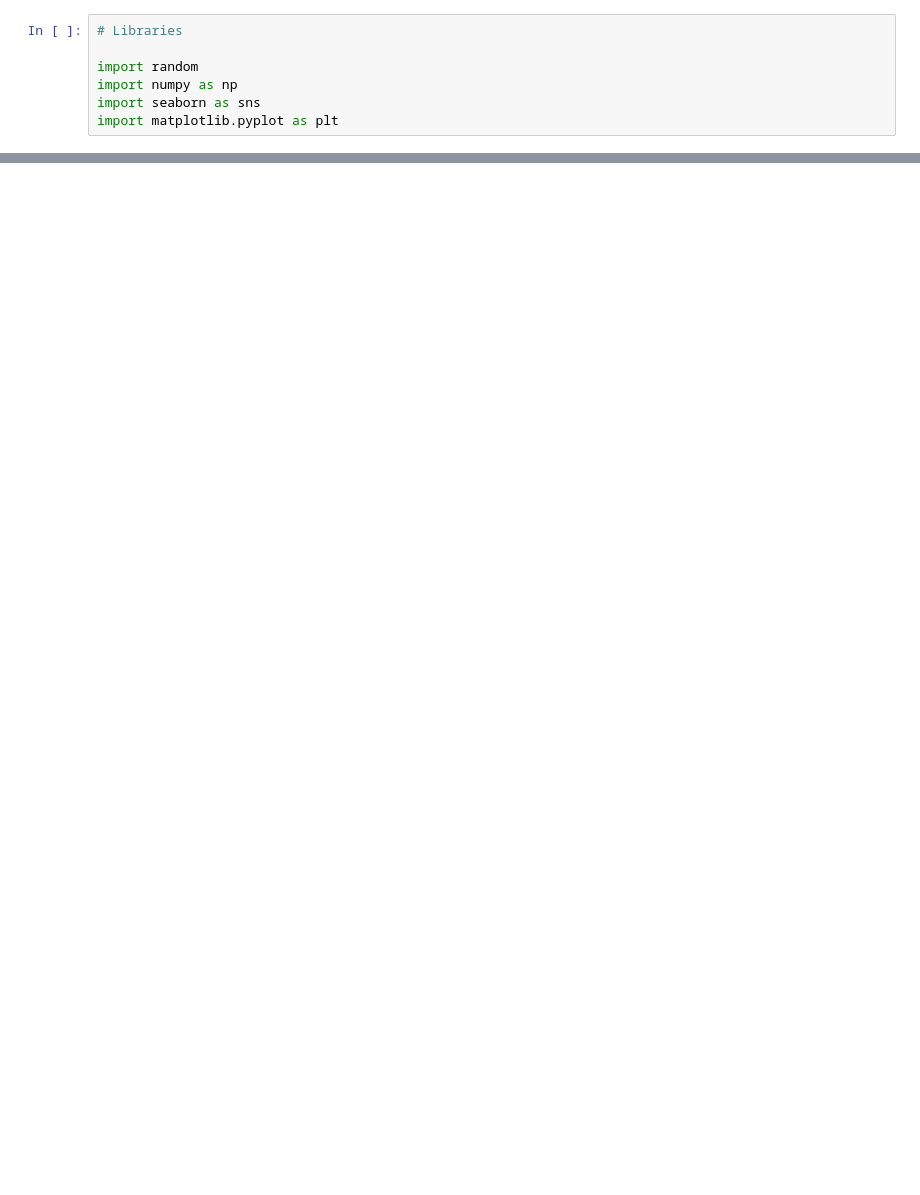
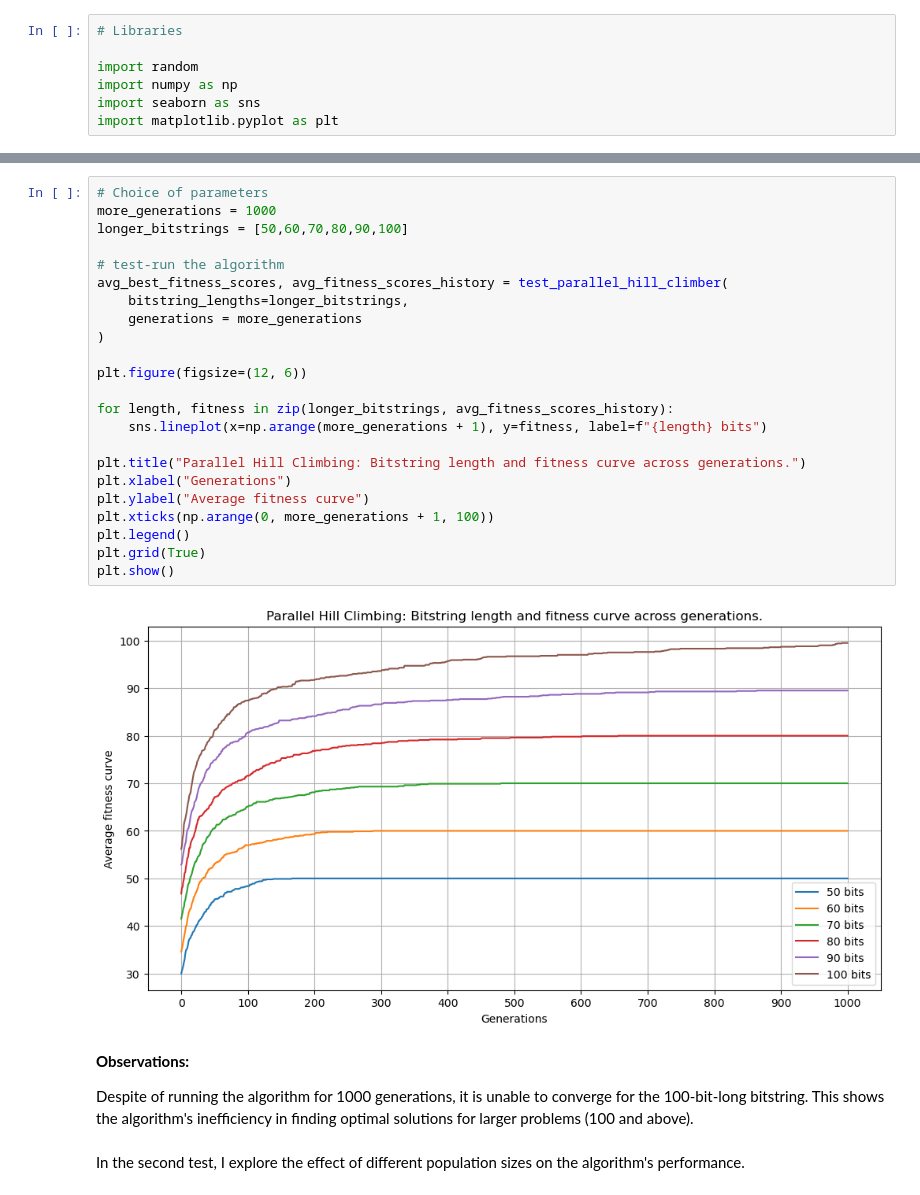
Before and after one commit to lukasz-iskierka/ai-parallel-hillclimbing-onemax, a Jupyter notebook: onemax_parallel_hill_climbing.ipynb, the cells around one changed output, grey strips where cells are left out. Drawn from its saved outputs; the diff is of its cells as text; blank space fills up the shorter version.

```diff
--- a/onemax_parallel_hill_climbing.ipynb
+++ b/onemax_parallel_hill_climbing.ipynb
@@ -188 +256,32 @@ In the second test, I explore the effect of different population sizes on the al
+# %%
+# Choice of parameters
+more_generations = 1000
+longer_bitstrings = [50,60,70,80,90,100]
+
+# test-run the algorithm
+avg_best_fitness_scores, avg_fitness_scores_history = test_parallel_hill_climber(
+    bitstring_lengths=longer_bitstrings,
+    generations = more_generations
+)
+
+plt.figure(figsize=(12, 6))
+
+for length, fitness in zip(longer_bitstrings, avg_fitness_scores_history):
+    sns.lineplot(x=np.arange(more_generations + 1), y=fitness, label=f"{length} bits")
+
+plt.title("Parallel Hill Climbing: Bitstring length and fitness curve across generations.")
+plt.xlabel("Generations")
+plt.ylabel("Average fitness curve")
+plt.xticks(np.arange(0, more_generations + 1, 100))
+plt.legend()
+plt.grid(True)
+plt.show()
+# %% [output]
+[figure, added]
+# %% [markdown]
+**Observations:**
+
+Despite of running the algorithm for 1000 generations, it is unable to converge for the 100-bit-long bitstring. This shows the algorithm's  inefficiency in finding optimal solutions for larger problems (100 and above).
+# %% [markdown]
+In the second test, I explore the effect of different population sizes on the algorithm's performance.
 # %%
```
Also changed, not shown: parts of 15 cells of this notebook, 1 other file.
